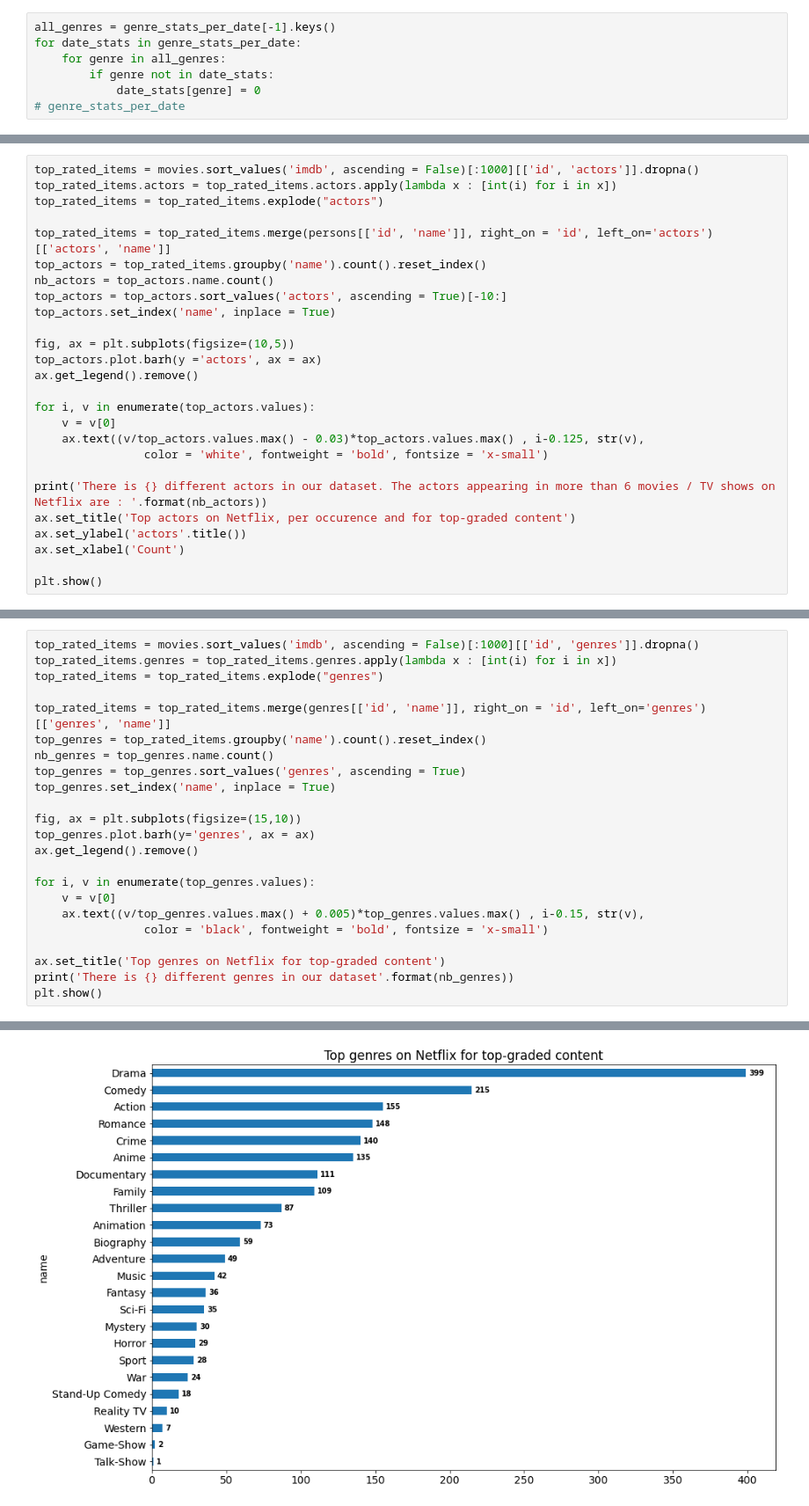
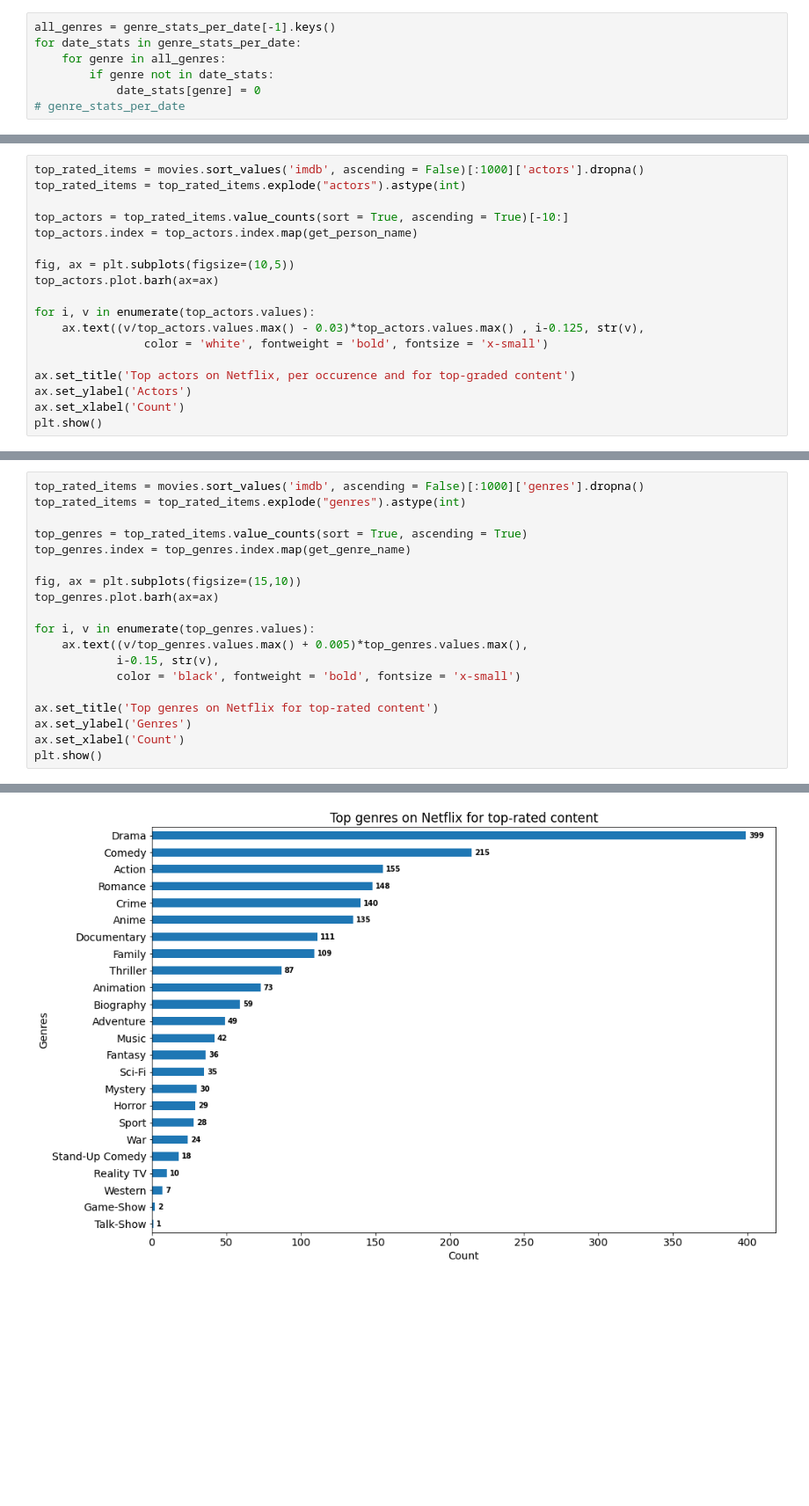
Before and after one commit to karimassi/netviz, a Jupyter notebook: milestones/eda.ipynb, the cells around one changed output, grey strips where cells are left out. Shown at 88% size. Drawn from its saved outputs; the diff is of its cells as text; blank space fills up the shorter version.

```diff
--- a/milestones/eda.ipynb
+++ b/milestones/eda.ipynb
@@ -379,27 +408,19 @@ not all content proposed on netflix is well rated on websites such as ImdB. Let'
 # %%
-top_rated_items = movies.sort_values('imdb', ascending = False)[:1000][['id', 'actors']].dropna()
-top_rated_items.actors = top_rated_items.actors.apply(lambda x : [int(i) for i in x])
-top_rated_items = top_rated_items.explode("actors")
+top_rated_items = movies.sort_values('imdb', ascending = False)[:1000]['actors'].dropna()
+top_rated_items = top_rated_items.explode("actors").astype(int)
 
-top_rated_items = top_rated_items.merge(persons[['id', 'name']], right_on = 'id', left_on='actors')[['actors', 'name']]
-top_actors = top_rated_items.groupby('name').count().reset_index()
-nb_actors = top_actors.name.count()
-top_actors = top_actors.sort_values('actors', ascending = True)[-10:]
-top_actors.set_index('name', inplace = True)
+top_actors = top_rated_items.value_counts(sort = True, ascending = True)[-10:]
+top_actors.index = top_actors.index.map(get_person_name)
 
 fig, ax = plt.subplots(figsize=(10,5))
-top_actors.plot.barh(y ='actors', ax = ax)
-ax.get_legend().remove()
+top_actors.plot.barh(ax=ax)
 
 for i, v in enumerate(top_actors.values):
-    v = v[0]
     ax.text((v/top_actors.values.max() - 0.03)*top_actors.values.max() , i-0.125, str(v),
                 color = 'white', fontweight = 'bold', fontsize = 'x-small')
 
-print('There is {} different actors in our dataset. The actors appearing in more than 6 movies / TV shows on Netflix are : '.format(nb_actors))
 ax.set_title('Top actors on Netflix, per occurence and for top-graded content')
-ax.set_ylabel('actors'.title())
+ax.set_ylabel('Actors')
 ax.set_xlabel('Count')
-
 plt.show()
 # %% [output]
@@ -414,24 +434,20 @@ We know that the most represented genres in the Netflix's catalogue are Drama an
 # %%
-top_rated_items = movies.sort_values('imdb', ascending = False)[:1000][['id', 'genres']].dropna()
-top_rated_items.genres = top_rated_items.genres.apply(lambda x : [int(i) for i in x])
-top_rated_items = top_rated_items.explode("genres")
+top_rated_items = movies.sort_values('imdb', ascending = False)[:1000]['genres'].dropna()
+top_rated_items = top_rated_items.explode("genres").astype(int)
 
-top_rated_items = top_rated_items.merge(genres[['id', 'name']], right_on = 'id', left_on='genres')[['genres', 'name']]
-top_genres = top_rated_items.groupby('name').count().reset_index()
-nb_genres = top_genres.name.count()
-top_genres = top_genres.sort_values('genres', ascending = True)
-top_genres.set_index('name', inplace = True)
+top_genres = top_rated_items.value_counts(sort = True, ascending = True)
+top_genres.index = top_genres.index.map(get_genre_name)
 
 fig, ax = plt.subplots(figsize=(15,10))
-top_genres.plot.barh(y='genres', ax = ax)
-ax.get_legend().remove()
+top_genres.plot.barh(ax=ax)
 
 for i, v in enumerate(top_genres.values):
-    v = v[0]
-    ax.text((v/top_genres.values.max() + 0.005)*top_genres.values.max() , i-0.15, str(v),
-                color = 'black', fontweight = 'bold', fontsize = 'x-small')
+    ax.text((v/top_genres.values.max() + 0.005)*top_genres.values.max(),
+            i-0.15, str(v),
+            color = 'black', fontweight = 'bold', fontsize = 'x-small')
 
-ax.set_title('Top genres on Netflix for top-graded content')
-print('There is {} different genres in our dataset'.format(nb_genres))
+ax.set_title('Top genres on Netflix for top-rated content')
+ax.set_ylabel('Genres')
+ax.set_xlabel('Count')
 plt.show()
 # %% [output]
@@ -439 +454 @@ There is 24 different genres in our dataset
-[figure, old version]
+[figure, new version]
```
Also changed, not shown: parts of 25 cells of this notebook.
